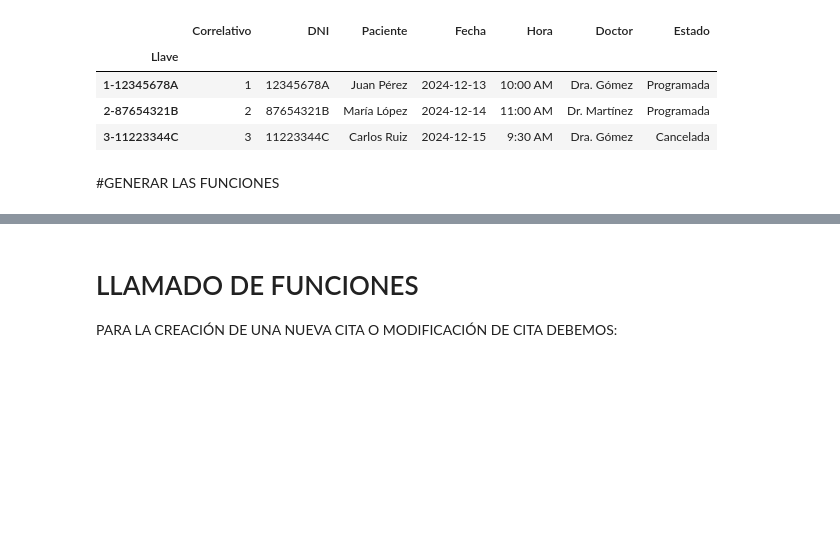
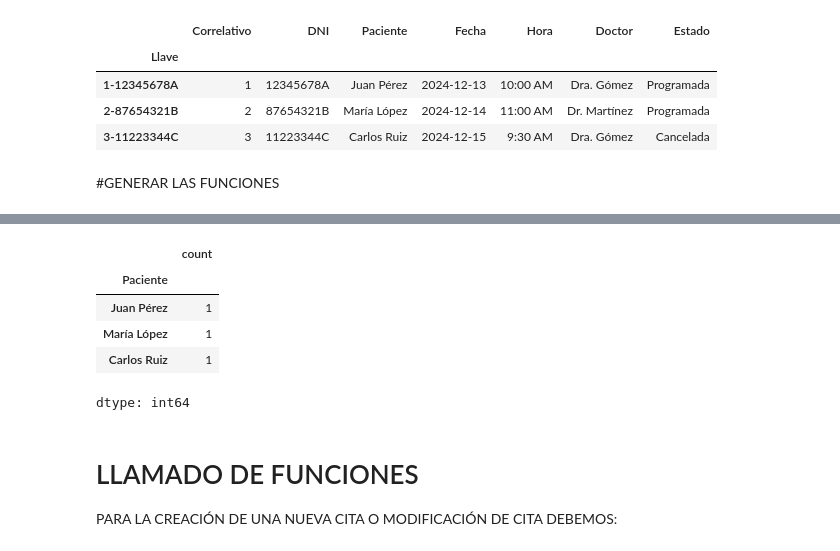
Before and after one commit to RogerReateguiUTEC/Tareas_Programacion101, a Jupyter notebook: Copia_de_Examen_Final_Programacion_101.ipynb, the cells around one changed output, grey strips where cells are left out. Cells and saved outputs as stored; diff of their text form; code cells hidden in the pictures; blank space fills up the shorter version.

```diff
--- a/Copia_de_Examen_Final_Programacion_101.ipynb
+++ b/Copia_de_Examen_Final_Programacion_101.ipynb
@@ -114,3 +156,13 @@ def modificarCita(citas_df, llave, **nuevos_datos):
+# %%
+pacientes = citas["Paciente"].value_counts().sort_values(ascending=False)
+pacientes.head()
+# %% [output]
+|  | count |
+| Paciente |  |
+| Juan Pérez | 1 |
+| María López | 1 |
+| Carlos Ruiz | 1 |
+dtype: int64
 # %% [markdown]
 # LLAMADO DE FUNCIONES
 
```
Also changed, not shown: parts of 5 cells of this notebook.
